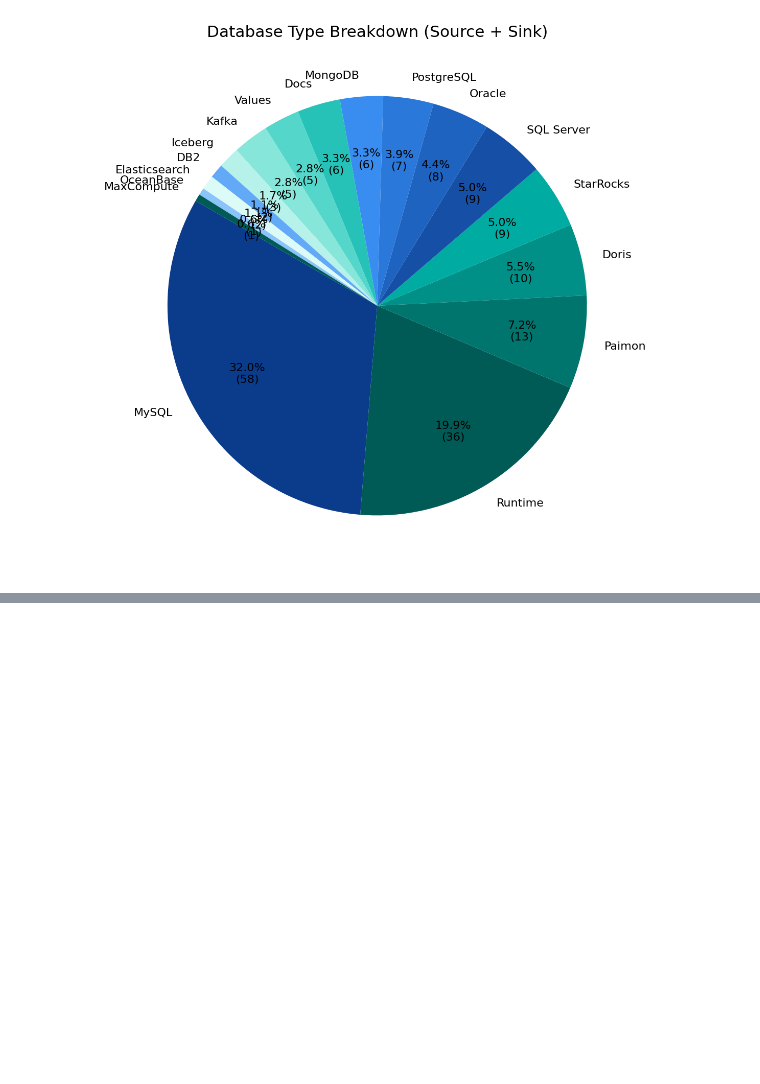
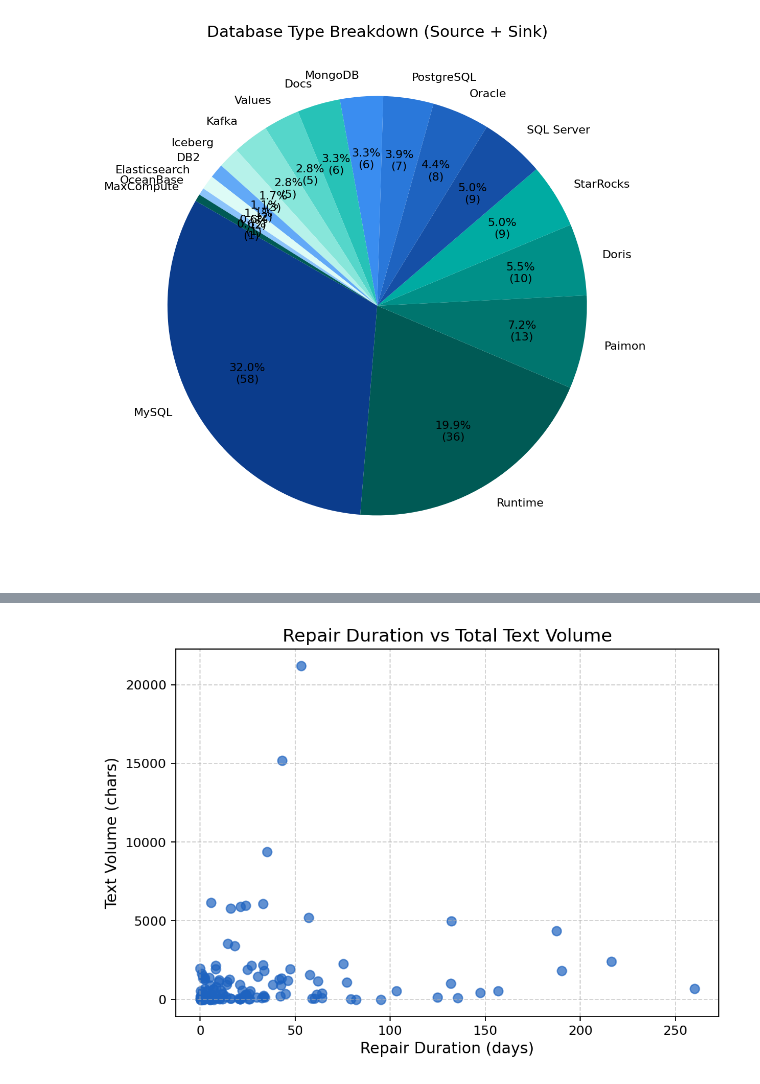
Before and after one commit to edwardzcn-decade/gh-easy-crawler, a Jupyter notebook: plot/scripts/plot_notebook.ipynb, the cells around one changed output, grey strips where cells are left out. Cells and saved outputs as stored; diff of their text form; code cells hidden in the pictures; blank space fills up the shorter version.

```diff
--- a/plot/scripts/plot_notebook.ipynb
+++ b/plot/scripts/plot_notebook.ipynb
@@ -401,0 +586,37 @@ plt.show()
+# %%
+# Finding 2: Relationship between content/comment chars and fixed time
+# Fig 2
+df_2_copy["duration_total_days"] = df_2_copy["duration_total"].dt.total_seconds() / 86400.0
+# --- Plot ---
+fig2_1, ax2_1 = plt.subplots(figsize=(7, 5))
+
+
+## Linear regression
+# sns.regplot(
+#     data=df_2_copy,
+#     x="duration_total_days",
+#     y="tool_total_chars",
+#     scatter_kws={"alpha": 0.7, "s": SCATTERP_SIZE_DEFAULT},
+#     line_kws={"color": RED_COLOR_DEFAULT, "linewidth": 2.0},
+#     color=BLUE_COLOR_DEFAULT,
+#     ax=ax2_1
+# )
+ax2_1.scatter(
+    x=df_2_copy["duration_total_days"],
+    y=df_2_copy["tool_total_chars"],
+    s=SCATTERP_SIZE_DEFAULT,
+    alpha=0.7,
+    color=BLUE_COLOR_DEFAULT,
+)
+
+## Just scat
+
+ax2_1.set_title("Repair Duration vs Total Text Volume", fontsize=14)
+ax2_1.set_xlabel("Repair Duration (days)")
+ax2_1.set_ylabel("Text Volume (chars)")
+ax2_1.grid(True, linestyle="--", alpha=0.6)
+
+plt.tight_layout()
+plt.show()
+# %% [output]
+[figure, added]
```
Also changed, not shown: parts of 10 cells of this notebook.
